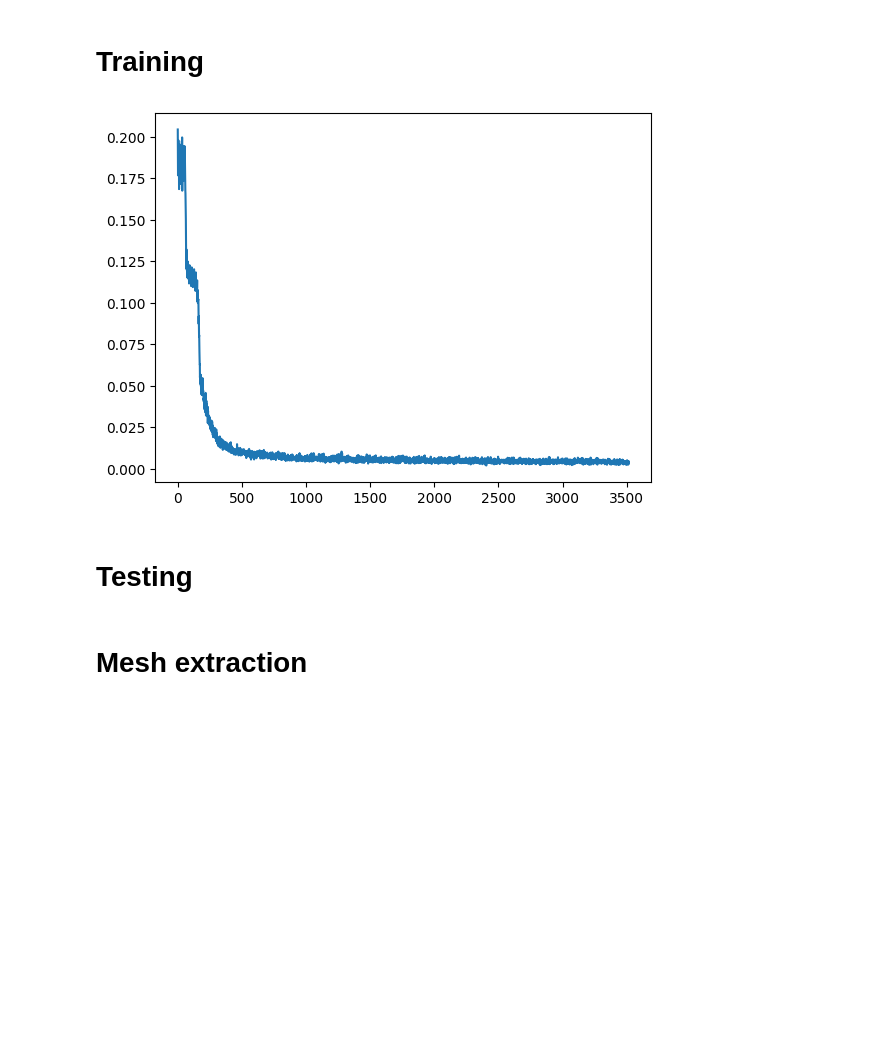
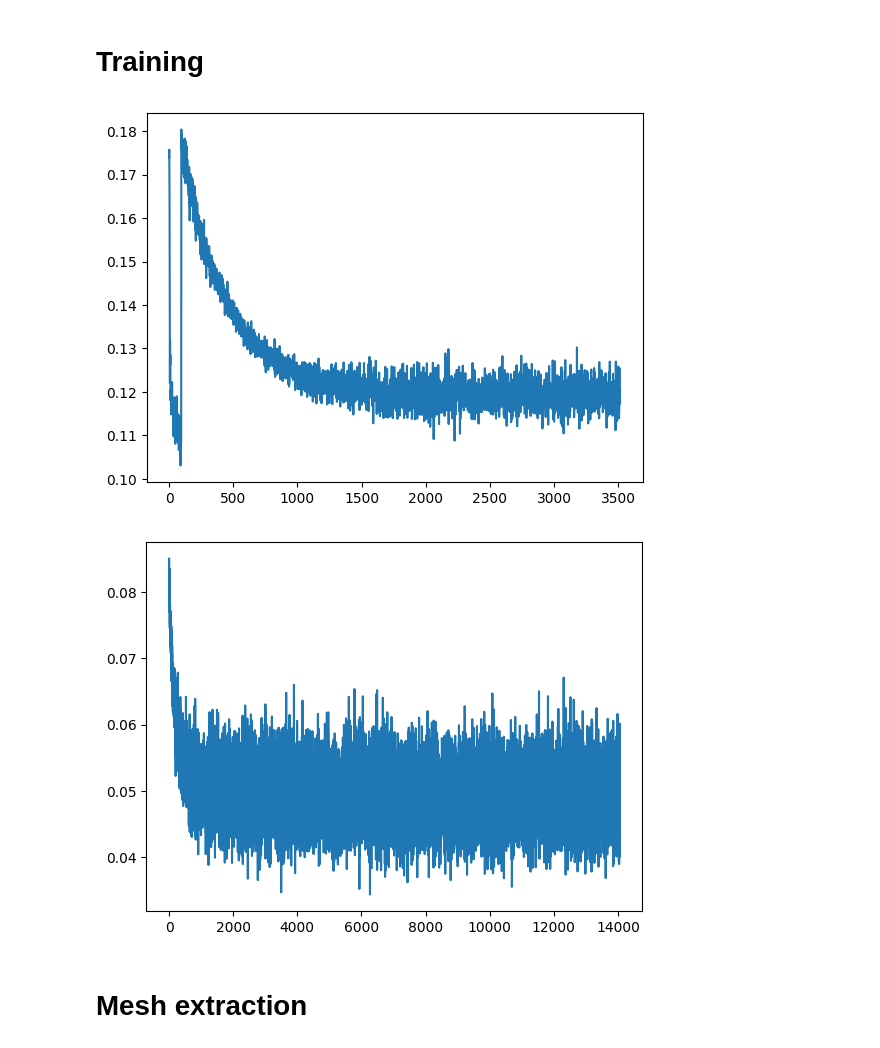
Before and after one commit to jmuozan/CraftReplicator, a Jupyter notebook: craft_replicator.ipynb, the cells around one changed output. Saved outputs shown, nothing was run; the diff lists cells and outputs as text; code cells hidden in the pictures; blank space fills up the shorter version.

```diff
--- a/craft_replicator.ipynb
+++ b/craft_replicator.ipynb
@@ -48,31 +53,30 @@ test_o, test_d, test_target_px_values = get_rays('fox', mode='test')
 # %%
 device = device
 
 tn = 8.
 tf = 12.
-nb_epochs = 30 #15
-lr = 5e-4 #1e-3
-gamma = 0.7 #.5
-nb_bins = 256 #100
+nb_epochs = 1 #15 30
+lr = 1e-3  # 5e-4
+gamma = 0.5 #.7
+nb_bins = 100 #256
 
 model = Nerf(hidden_dim=256).to(device) #Nerf(hidden_dim=128).to(device)
 optimizer = torch.optim.Adam(model.parameters(), lr=lr)
 scheduler = torch.optim.lr_scheduler.MultiStepLR(optimizer, milestones=[5, 10], gamma=gamma)
 
 
 
 training_loss = training(model, optimizer, scheduler, tn, tf, nb_bins, 1, dataloader_warmup, device=device)
 plt.plot(training_loss)
 plt.show()
 training_loss = training(model, optimizer, scheduler, tn, tf, nb_bins, nb_epochs, dataloader, device=device)
 plt.plot(training_loss)
 plt.show()
 # %% [output]
-[figure, old version]
+[figure, new version]
+[figure, added]
 # %%
 torch.save(model, 'model_nerf_mps')
-# %% [markdown]
-# Testing
 # %% [markdown]
 # Mesh extraction
 # %%
```
Also changed, not shown: parts of 16 cells of this notebook, 14 other files.
